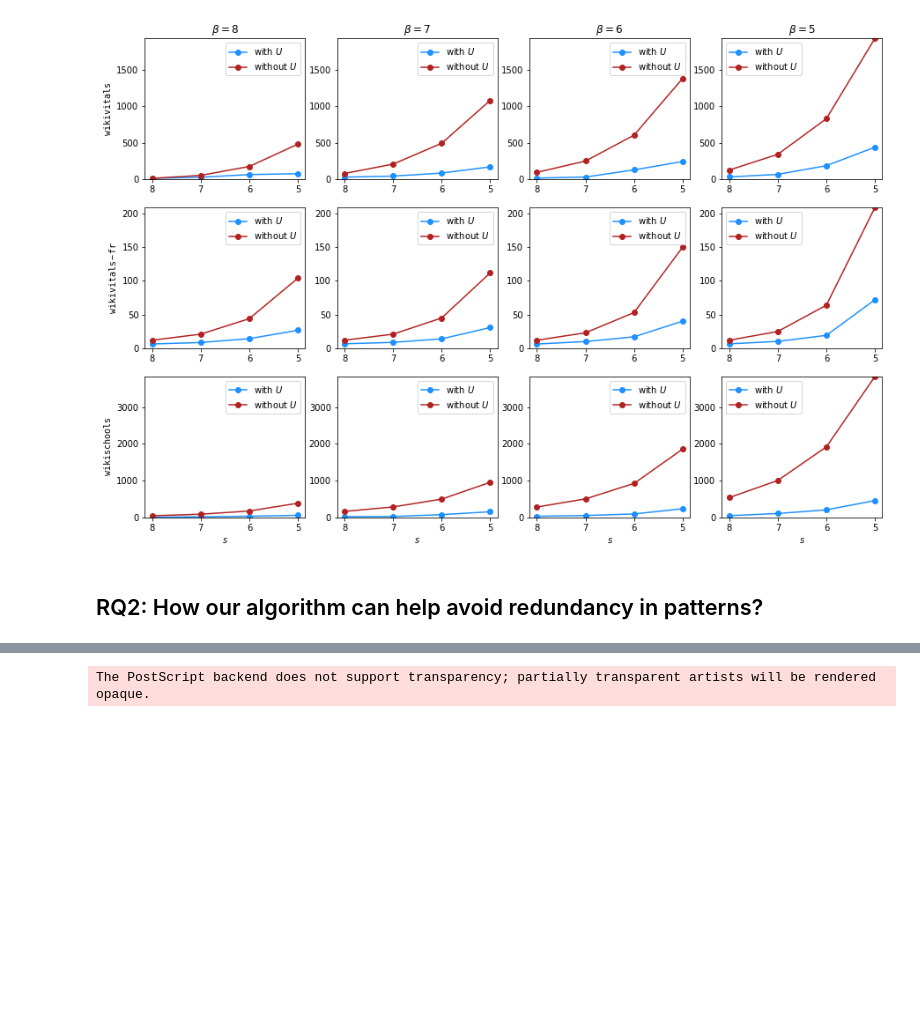
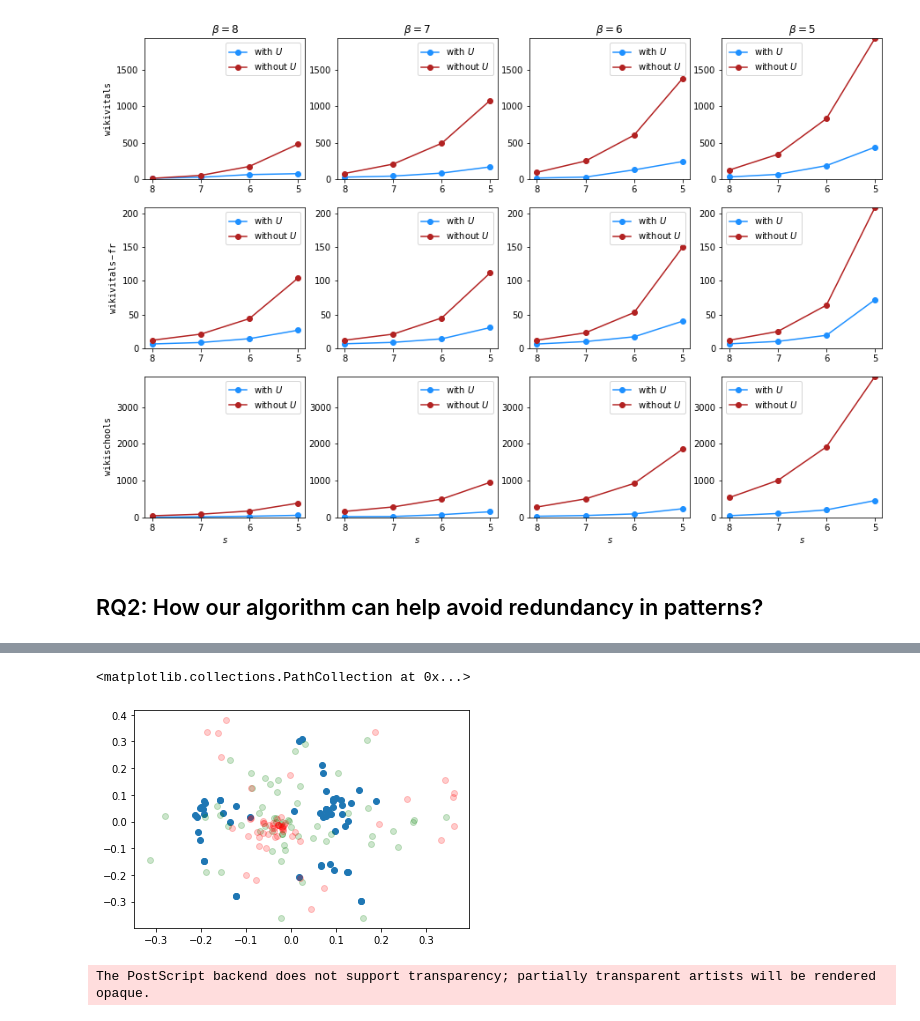
Before and after one commit to Co-MEG/CoMEG, a Jupyter notebook: notebooks/pattern_analysis.ipynb, the cells around one changed output, grey strips where cells are left out. Saved outputs shown, nothing was run; the diff lists cells and outputs as text; code cells hidden in the pictures; blank space fills up the shorter version.

```diff
--- a/notebooks/pattern_analysis.ipynb
+++ b/notebooks/pattern_analysis.ipynb
@@ -576,3 +628,15 @@ Wall time: 12min 36s
+# %%
+from sknetwork.embedding import PCA
+fig, ax = plt.subplots(1, 1)
+pca_emb = PCA().fit_transform(sparse.csr_matrix(emb_summarized))
+pca_emb_louvain = PCA().fit_transform(sparse.csr_matrix(emb_louvain))
+pca_emb_gnn = PCA().fit_transform(sparse.csr_matrix(emb_gnn_kmeans))
+plt.scatter(pca_emb[:, 0], pca_emb[:, 1])
+plt.scatter(pca_emb_louvain[:, 0], pca_emb_louvain[:, 1], color='g', alpha=0.2)
+plt.scatter(pca_emb_gnn[:, 0], pca_emb_gnn[:, 1], color='r', alpha=0.2)
+# %% [output]
+<matplotlib.collections.PathCollection at 0x...>
+[figure, added]
 # %%
 # k = 25, s = 5
 fig, ax = plt.subplots(1, len(datasets), figsize=(15, 4))
```
Also changed, not shown: parts of 5 cells of this notebook.
